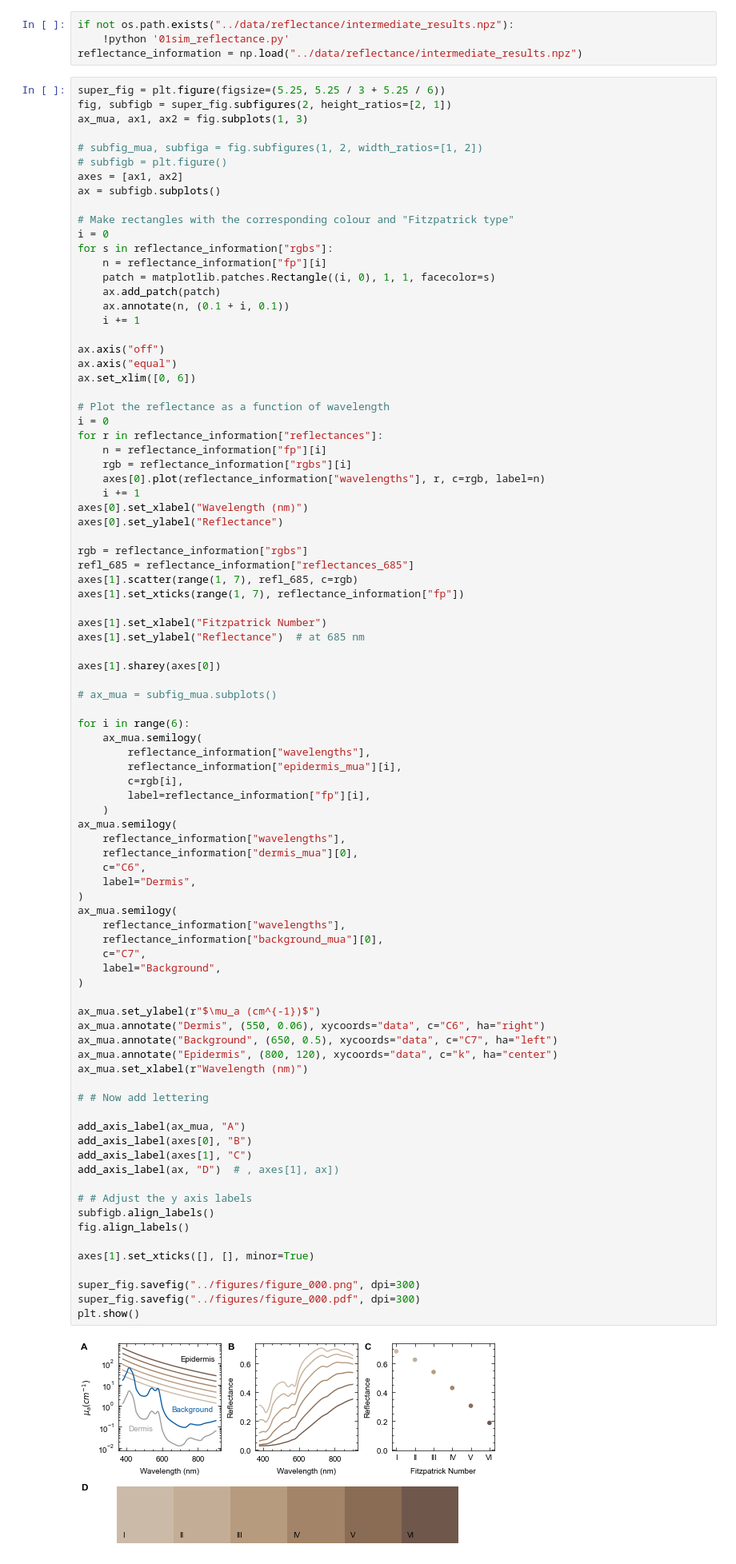
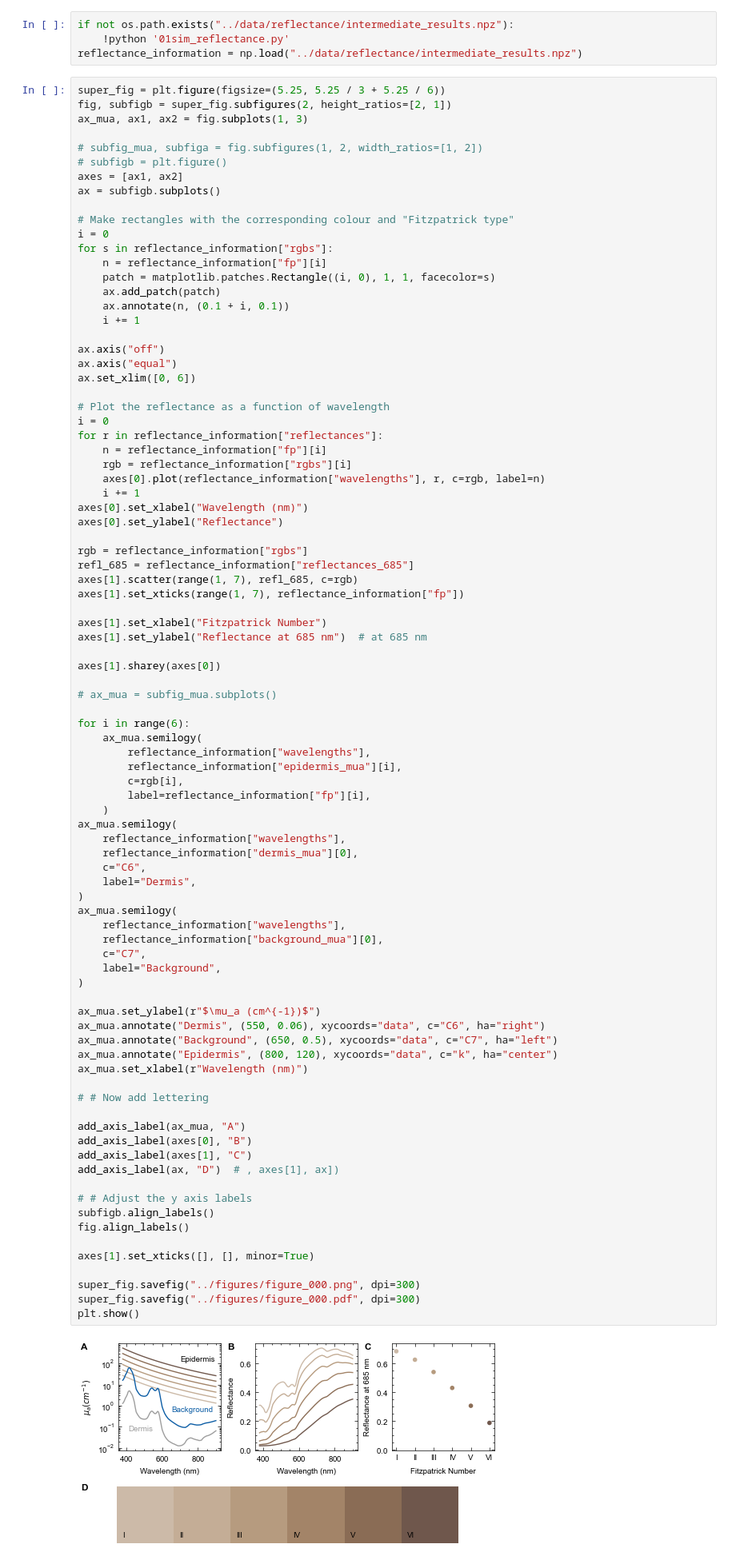
Before and after one commit to BohndiekLab/melanin-phantom-simulation-paper, a Jupyter notebook: simulations/01figure_reflectance.ipynb, the cells around one changed output. Shown at 80% size. Drawn from its saved outputs; the diff is of its cells as text.

```diff
--- a/simulations/01figure_reflectance.ipynb
+++ b/simulations/01figure_reflectance.ipynb
@@ -57,7 +57,7 @@ axes[1].scatter(range(1, 7), refl_685, c=rgb)
 axes[1].set_xticks(range(1, 7), reflectance_information["fp"])
 
 axes[1].set_xlabel("Fitzpatrick Number")
-axes[1].set_ylabel("Reflectance")  # at 685 nm
+axes[1].set_ylabel("Reflectance at 685 nm")  # at 685 nm
 
 axes[1].sharey(axes[0])
 
@@ -79,31 +79,31 @@ ax_mua.semilogy(
 ax_mua.semilogy(
     reflectance_information["wavelengths"],
     reflectance_information["background_mua"][0],
     c="C7",
     label="Background",
 )
 
 ax_mua.set_ylabel(r"$\mu_a (cm^{-1})$")
 ax_mua.annotate("Dermis", (550, 0.06), xycoords="data", c="C6", ha="right")
 ax_mua.annotate("Background", (650, 0.5), xycoords="data", c="C7", ha="left")
 ax_mua.annotate("Epidermis", (800, 120), xycoords="data", c="k", ha="center")
 ax_mua.set_xlabel(r"Wavelength (nm)")
 
 # # Now add lettering
 
 add_axis_label(ax_mua, "A")
 add_axis_label(axes[0], "B")
 add_axis_label(axes[1], "C")
 add_axis_label(ax, "D")  # , axes[1], ax])
 
 # # Adjust the y axis labels
 subfigb.align_labels()
 fig.align_labels()
 
 axes[1].set_xticks([], [], minor=True)
 
 super_fig.savefig("../figures/figure_000.png", dpi=300)
 super_fig.savefig("../figures/figure_000.pdf", dpi=300)
 plt.show()
 # %% [output]
-[figure, old version]
+[figure, new version]
```
Also changed, not shown: 28 other files.
